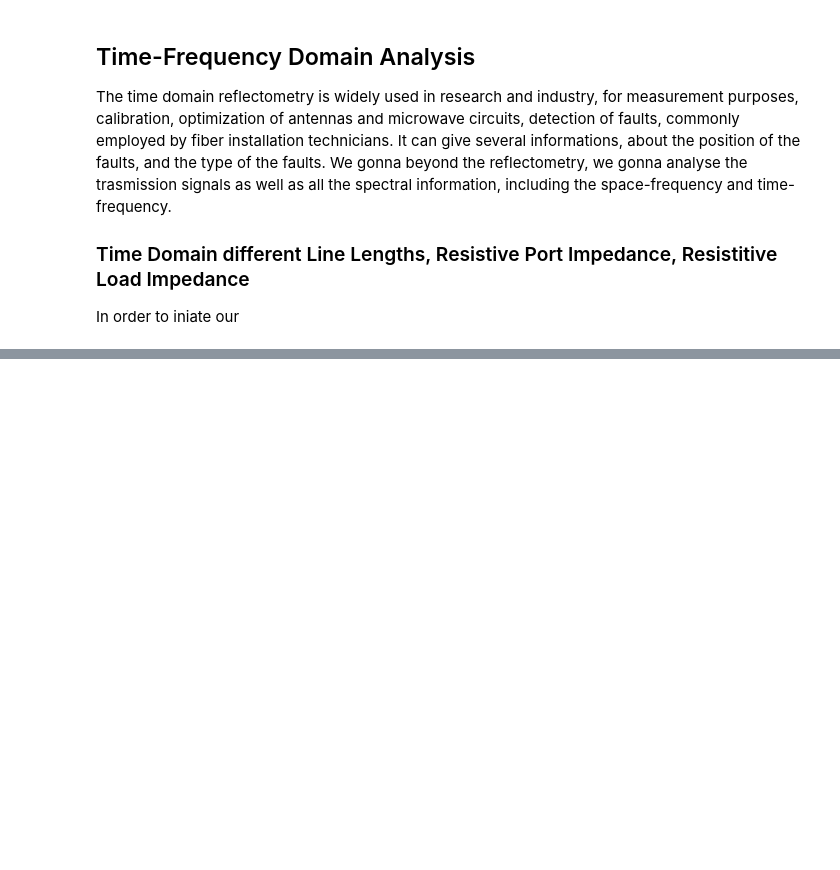
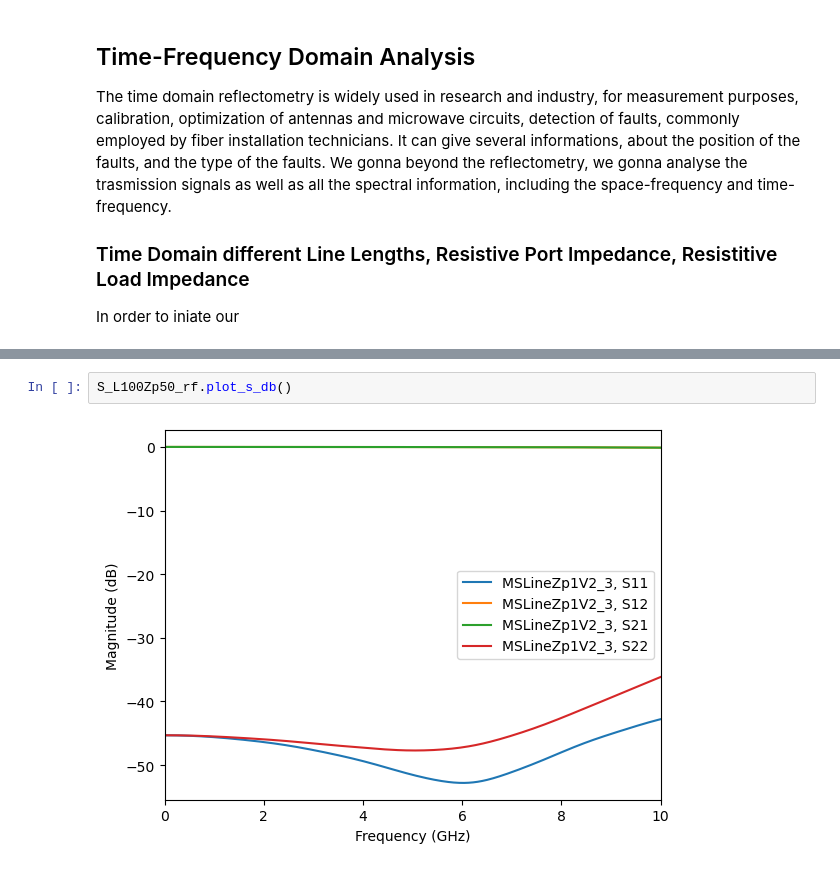
Before and after one commit to andrevsl/SpectralBook, a Jupyter notebook: ChapterAntenna.ipynb, the cells around one changed output, grey strips where cells are left out. Saved outputs shown, nothing was run; the diff lists cells and outputs as text; blank space fills up the shorter version.

```diff
--- a/ChapterAntenna.ipynb
+++ b/ChapterAntenna.ipynb
@@ -232,0 +453,4 @@ Simu Propatation time L=100 mm, t= 0.44712421298027
+# %%
+S_L100Zp50_rf.plot_s_db()
+# %% [output]
+[figure, added]
```
Also changed, not shown: parts of 14 cells of this notebook, 4 other files.
